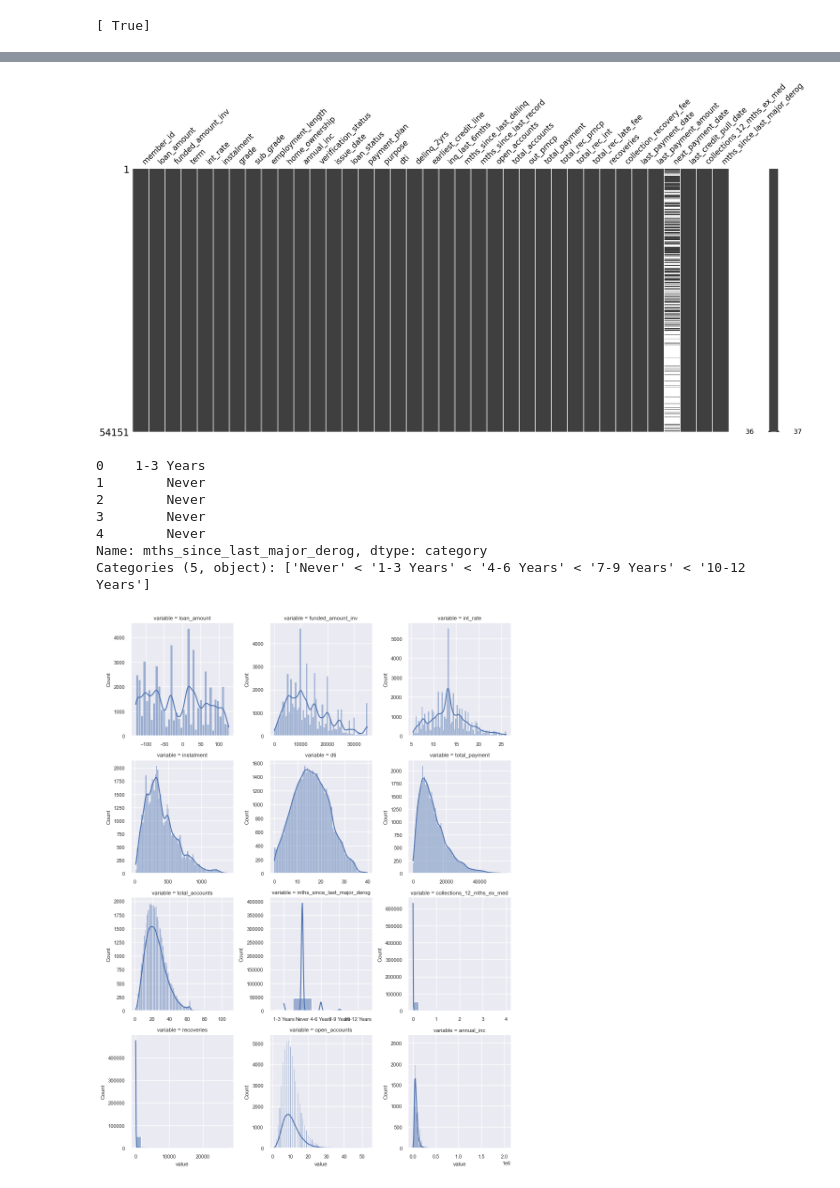
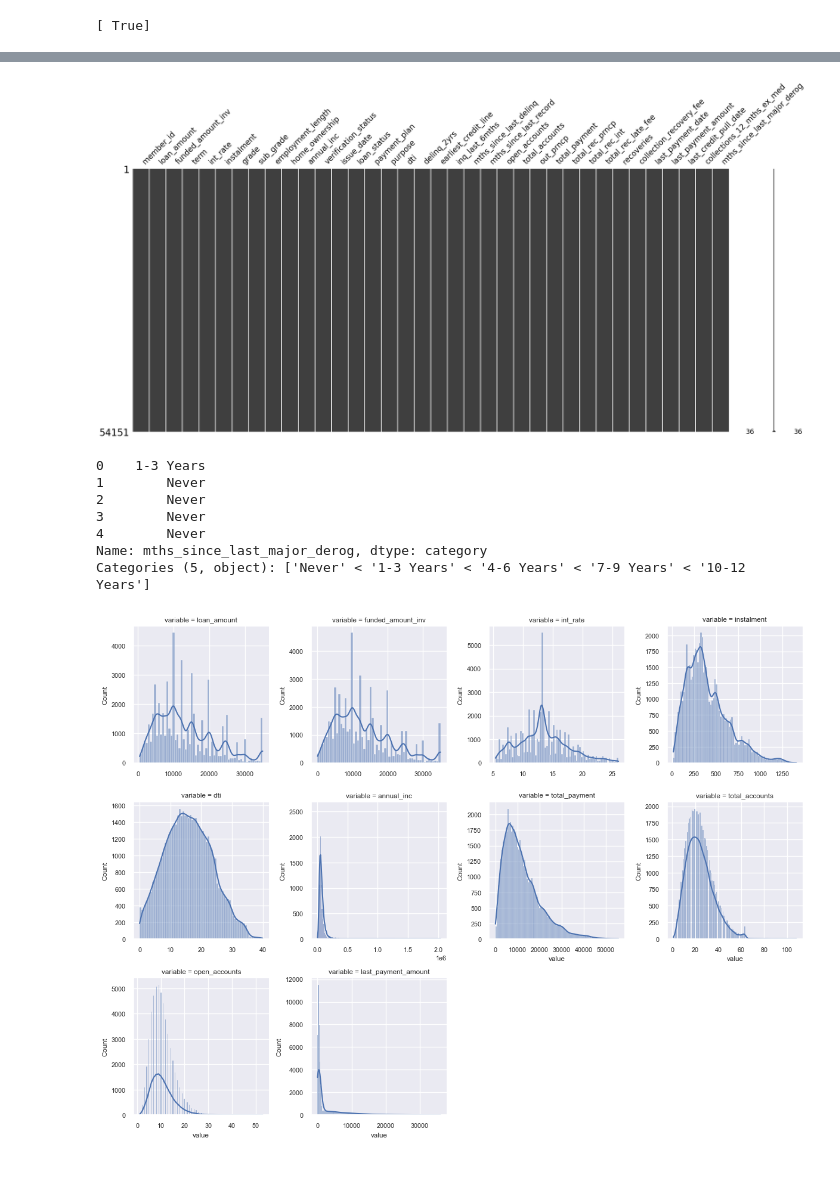
Before and after one commit to stealthchopper2k/exploratory-data-analysis---customer-loans-in-finance, a Jupyter notebook: main.ipynb, the cells around one changed output, grey strips where cells are left out. Saved outputs shown, nothing was run; the diff lists cells and outputs as text; code cells hidden in the pictures.

Commit message:
corrected implicit zero fill within loan_amount column and fixed skew within columns

```diff
--- a/main.ipynb
+++ b/main.ipynb
@@ -156,15 +154,15 @@ t_form = DataFrameTransform(df)
 # Assume When Employment length is missing it means they don't have a job
 t_form.impute_zeros(['employment_length'])
 # mean interest rate since its within normal dist
-t_form.impute_median(['int_rate'])
+t_form.impute_median(['int_rate', 'loan_amount'])
 
 # these rows have insignificant null vals
 t_form.drop_null_rows(['last_payment_date', 'last_credit_pull_date'])
-plt = Plotter(df)
+plt = Plotter(t_form.df)
 plt.missing_nulls_vis()
 print(df['mths_since_last_major_derog'].head())
 # %% [output]
-[figure, old version]
+[figure, new version]
 0    1-3 Years
 1        Never
 2        Never
@@ -174,9 +172,10 @@ Name: mths_since_last_major_derog, dtype: category
 Categories (5, object): ['Never' < '1-3 Years' < '4-6 Years' < '7-9 Years' < '10-12 Years']
 # %%
 
+# delinq appears more discrete than continuous so we dont include in skew analysis
 numerical_cols = ['loan_amount',
-                  'funded_amount_inv', 'int_rate', 'instalment', 'dti', 'total_payment', 'total_accounts', 'collections_12_mths_ex_med', 'recoveries', 'open_accounts', 'annual_inc']
+                  'funded_amount_inv', 'int_rate', 'instalment', 'dti', 'annual_inc', 'total_payment', 'total_accounts', 'open_accounts', 'annual_inc', 'last_payment_amount']
 
-plt.skewed_cols(numerical_cols)
+plt.multi_hist_plot(numerical_cols)
 # %% [output]
-[figure, old version]
+[figure, new version]
```
Also changed, not shown: parts of 6 cells of this notebook, 2 other files.
